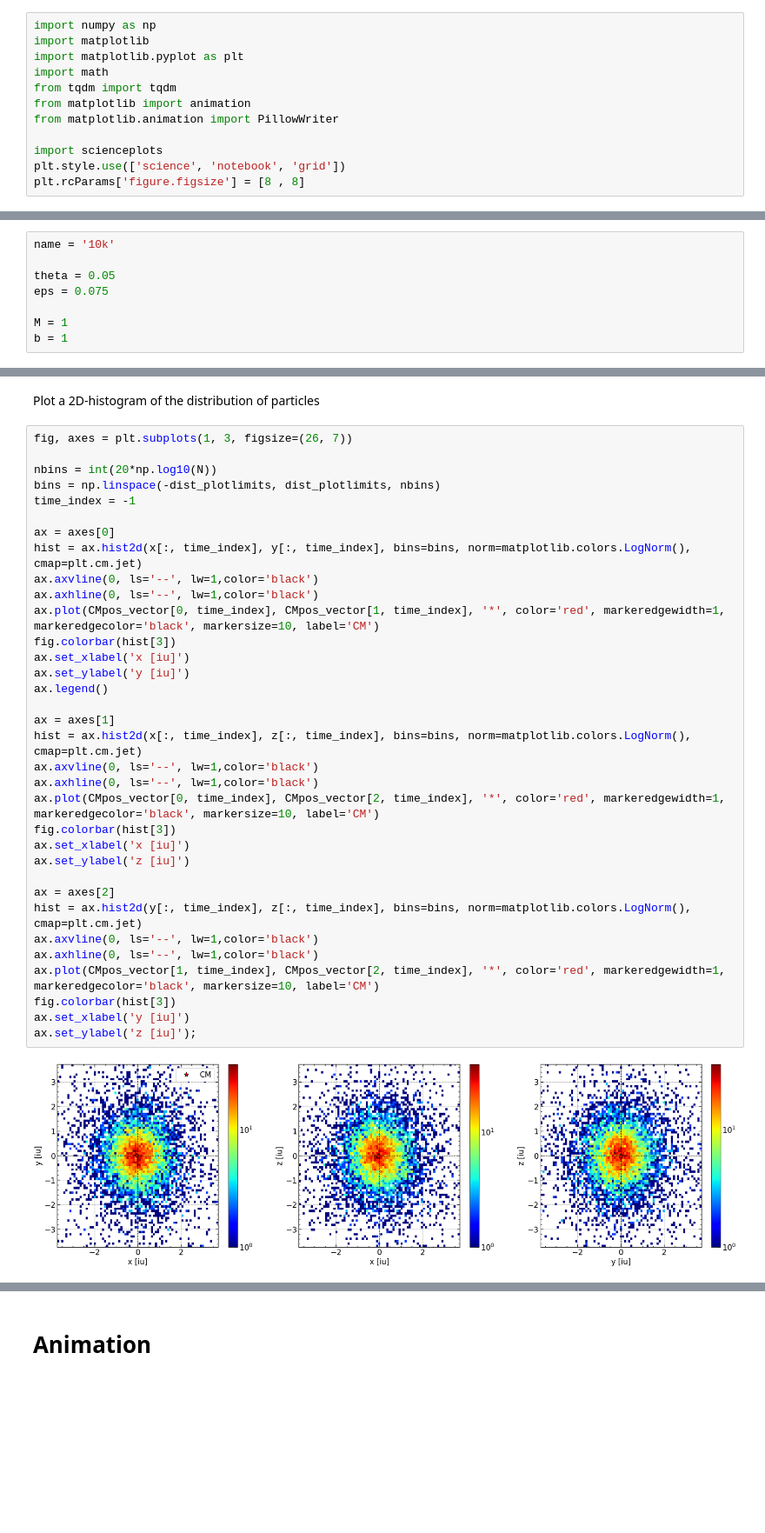
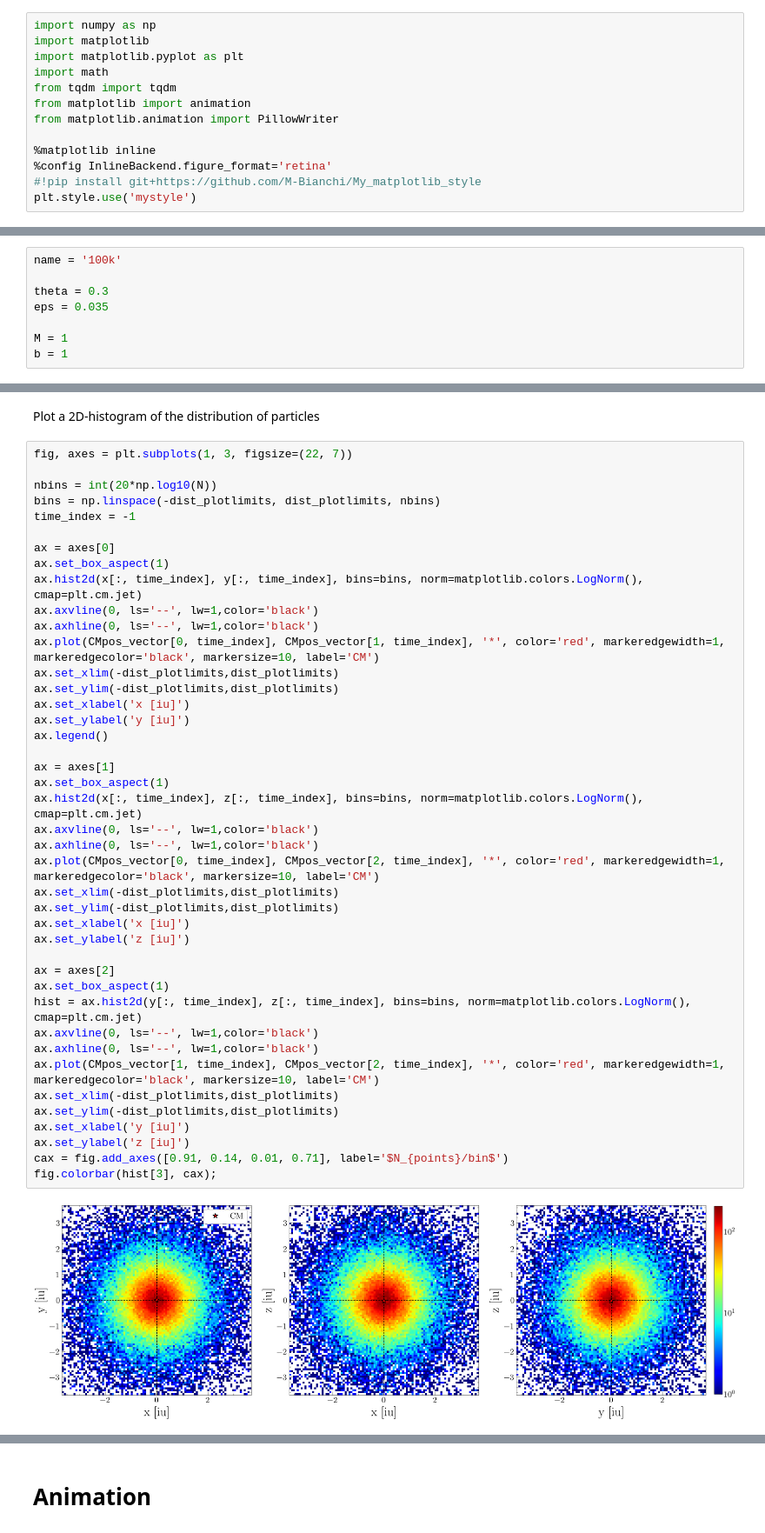
Before and after one commit to M-Bianchi/Dynamics_of_Stellar_Systems, a Jupyter notebook: treecode/plummer_plots.ipynb, the cells around one changed output, grey strips where cells are left out. Shown at 87% size. Cells and saved outputs as stored; diff of their text form; blank space fills up the shorter version.

Commit message:
new matplotlib style

```diff
--- a/treecode/plummer_plots.ipynb
+++ b/treecode/plummer_plots.ipynb
@@ -7,16 +7,17 @@ from tqdm import tqdm
 from matplotlib import animation
 from matplotlib.animation import PillowWriter
 
-import scienceplots
-plt.style.use(['science', 'notebook', 'grid'])
-plt.rcParams['figure.figsize'] = [8 , 8]
+%matplotlib inline
+%config InlineBackend.figure_format='retina'
+#!pip install git+https://github.com/M-Bianchi/My_matplotlib_style
+plt.style.use('mystyle')
 # %% [markdown]
 # Extract Data
 # %%
-name = '10k'
+name = '100k'
 
-theta = 0.05
-eps = 0.075
+theta = 0.3
+eps = 0.035
 
 M = 1
 b = 1
@@ -150,39 +145,47 @@ plt.plot(time, half_quantile)
 # %% [markdown]
 Plot a 2D-histogram of the distribution of particles
 # %%
-fig, axes = plt.subplots(1, 3, figsize=(26, 7))
+fig, axes = plt.subplots(1, 3, figsize=(22, 7))
 
 nbins = int(20*np.log10(N))
 bins = np.linspace(-dist_plotlimits, dist_plotlimits, nbins)
 time_index = -1
 
 ax = axes[0]
-hist = ax.hist2d(x[:, time_index], y[:, time_index], bins=bins, norm=matplotlib.colors.LogNorm(), cmap=plt.cm.jet)
+ax.set_box_aspect(1)
+ax.hist2d(x[:, time_index], y[:, time_index], bins=bins, norm=matplotlib.colors.LogNorm(), cmap=plt.cm.jet)
 ax.axvline(0, ls='--', lw=1,color='black')
 ax.axhline(0, ls='--', lw=1,color='black')
 ax.plot(CMpos_vector[0, time_index], CMpos_vector[1, time_index], '*', color='red', markeredgewidth=1, markeredgecolor='black', markersize=10, label='CM')
-fig.colorbar(hist[3])
+ax.set_xlim(-dist_plotlimits,dist_plotlimits)
+ax.set_ylim(-dist_plotlimits,dist_plotlimits)
 ax.set_xlabel('x [iu]')
 ax.set_ylabel('y [iu]')
 ax.legend()
 
 ax = axes[1]
-hist = ax.hist2d(x[:, time_index], z[:, time_index], bins=bins, norm=matplotlib.colors.LogNorm(), cmap=plt.cm.jet)
+ax.set_box_aspect(1)
+ax.hist2d(x[:, time_index], z[:, time_index], bins=bins, norm=matplotlib.colors.LogNorm(), cmap=plt.cm.jet)
 ax.axvline(0, ls='--', lw=1,color='black')
 ax.axhline(0, ls='--', lw=1,color='black')
 ax.plot(CMpos_vector[0, time_index], CMpos_vector[2, time_index], '*', color='red', markeredgewidth=1, markeredgecolor='black', markersize=10, label='CM')
-fig.colorbar(hist[3])
+ax.set_xlim(-dist_plotlimits,dist_plotlimits)
+ax.set_ylim(-dist_plotlimits,dist_plotlimits)
 ax.set_xlabel('x [iu]')
 ax.set_ylabel('z [iu]')
 
 ax = axes[2]
+ax.set_box_aspect(1)
 hist = ax.hist2d(y[:, time_index], z[:, time_index], bins=bins, norm=matplotlib.colors.LogNorm(), cmap=plt.cm.jet)
 ax.axvline(0, ls='--', lw=1,color='black')
 ax.axhline(0, ls='--', lw=1,color='black')
 ax.plot(CMpos_vector[1, time_index], CMpos_vector[2, time_index], '*', color='red', markeredgewidth=1, markeredgecolor='black', markersize=10, label='CM')
-fig.colorbar(hist[3])
+ax.set_xlim(-dist_plotlimits,dist_plotlimits)
+ax.set_ylim(-dist_plotlimits,dist_plotlimits)
 ax.set_xlabel('y [iu]')
-ax.set_ylabel('z [iu]');
+ax.set_ylabel('z [iu]')
+cax = fig.add_axes([0.91, 0.14, 0.01, 0.71], label='$N_{points}/bin$')
+fig.colorbar(hist[3], cax);
 # %% [output]
-[figure, old version]
+[figure, new version]
 # %%
```
Also changed, not shown: parts of 13 cells of this notebook, 8 other files.
